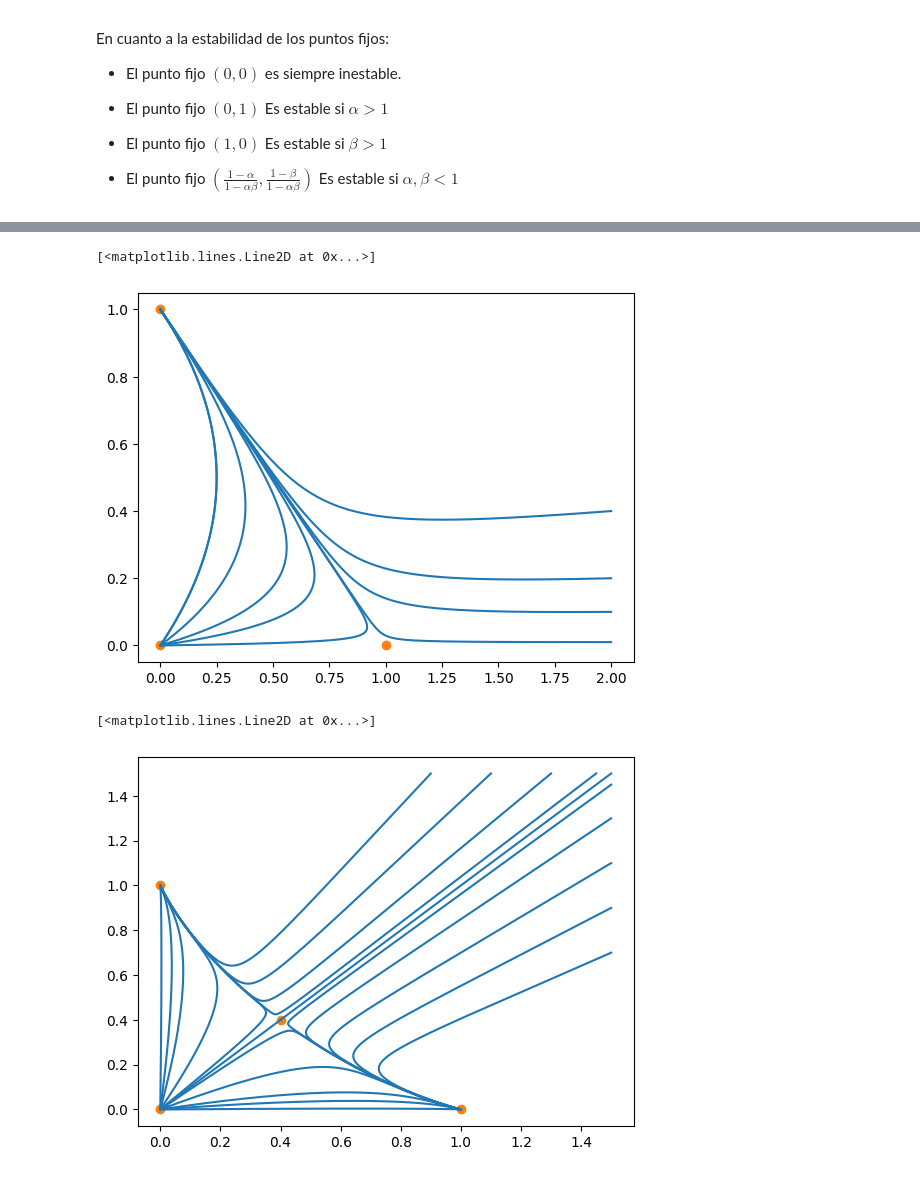
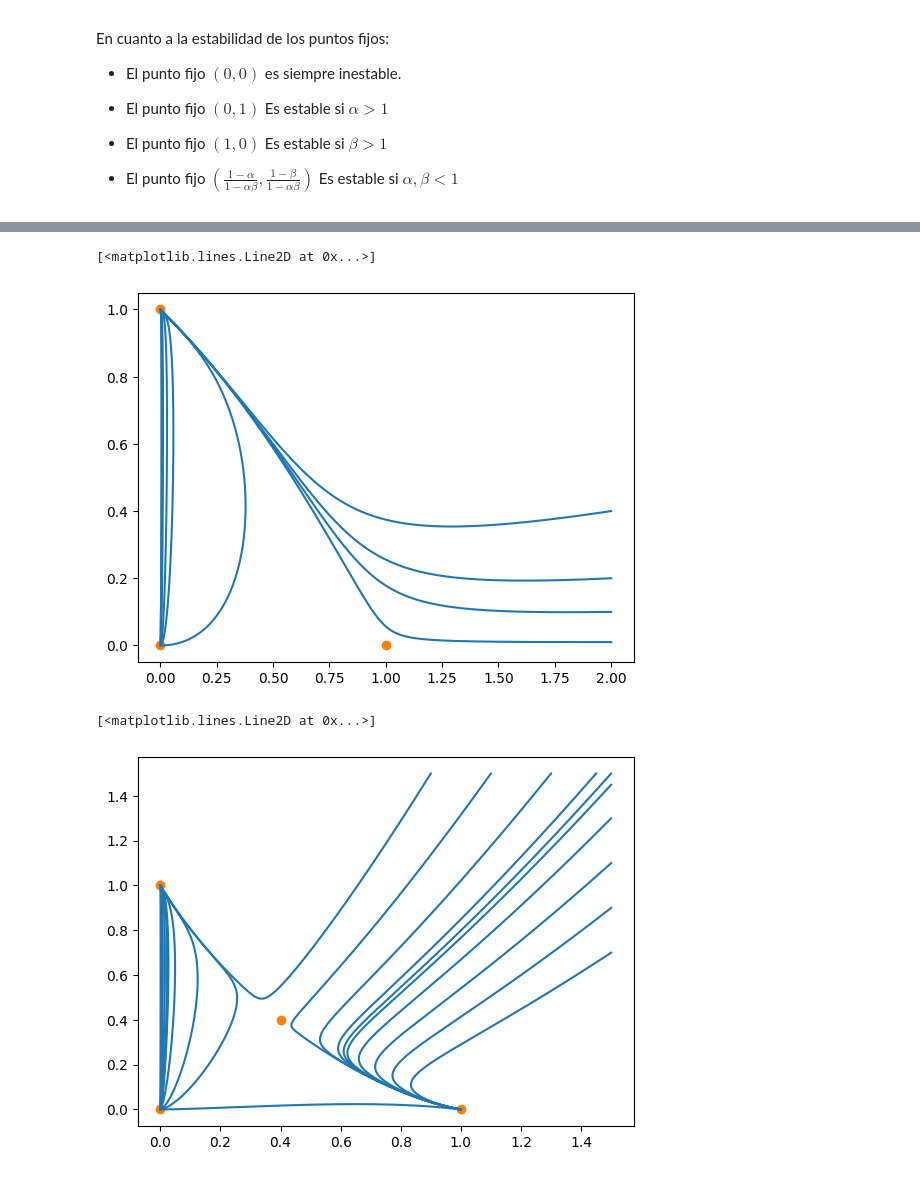
Before and after one commit to moises-santillan/MathematicalBiology, a Jupyter notebook: code/Python/LotkaVolterra.ipynb, the cells around one changed output, grey strips where cells are left out. Saved outputs shown, nothing was run; the diff lists cells and outputs as text; code cells hidden in the pictures.

```diff
--- a/code/Python/LotkaVolterra.ipynb
+++ b/code/Python/LotkaVolterra.ipynb
@@ -122,7 +122,7 @@ plt.plot([0, 0, 1, (1 - alpha)/(1 - alpha*beta)], [0, 1, 0, (1 - beta)/(1 - alph
 # %%
 alpha = 1.5
 beta = .5
-rho = 1
+rho = 2
 
 t = np.linspace(0, 100, 20000)
 
@@ -172,11 +172,11 @@ p = odeint(modelo, p0, t, args=(alpha, beta, rho))
 plt.plot(p[:, 0], p[:, 1], color="C0")
 # %% [output]
 [<matplotlib.lines.Line2D at 0x...>]
-[figure, old version]
+[figure, new version]
 # %%
 alpha = 1.5
 beta = 1.5
-rho = 1
+rho = 1*1.5
 
 t = np.linspace(0, 100, 20000)
 
@@ -247,31 +247,31 @@ plt.plot(p[:, 0], p[:, 1], color="C0")
 p0 = [1.1, 1.5]
 p = odeint(modelo, p0, t, args=(alpha, beta, rho))
 plt.plot(p[:, 0], p[:, 1], color="C0")
 
 p0 = [.9, 1.5]
 p = odeint(modelo, p0, t, args=(alpha, beta, rho))
 plt.plot(p[:, 0], p[:, 1], color="C0")
 
 
 p0 = [1.5, 1.45]
 p = odeint(modelo, p0, t, args=(alpha, beta, rho))
 plt.plot(p[:, 0], p[:, 1], color="C0")
 
 p0 = [1.5, 1.3]
 p = odeint(modelo, p0, t, args=(alpha, beta, rho))
 plt.plot(p[:, 0], p[:, 1], color="C0")
 
 p0 = [1.5, 1.1]
 p = odeint(modelo, p0, t, args=(alpha, beta, rho))
 plt.plot(p[:, 0], p[:, 1], color="C0")
 
 p0 = [1.5, .9]
 p = odeint(modelo, p0, t, args=(alpha, beta, rho))
 plt.plot(p[:, 0], p[:, 1], color="C0")
 
 p0 = [1.5, .7]
 p = odeint(modelo, p0, t, args=(alpha, beta, rho))
 plt.plot(p[:, 0], p[:, 1], color="C0")
 # %% [output]
 [<matplotlib.lines.Line2D at 0x...>]
-[figure, old version]
+[figure, new version]
```
Also changed, not shown: parts of 1 cell of this notebook, 1 other file.
